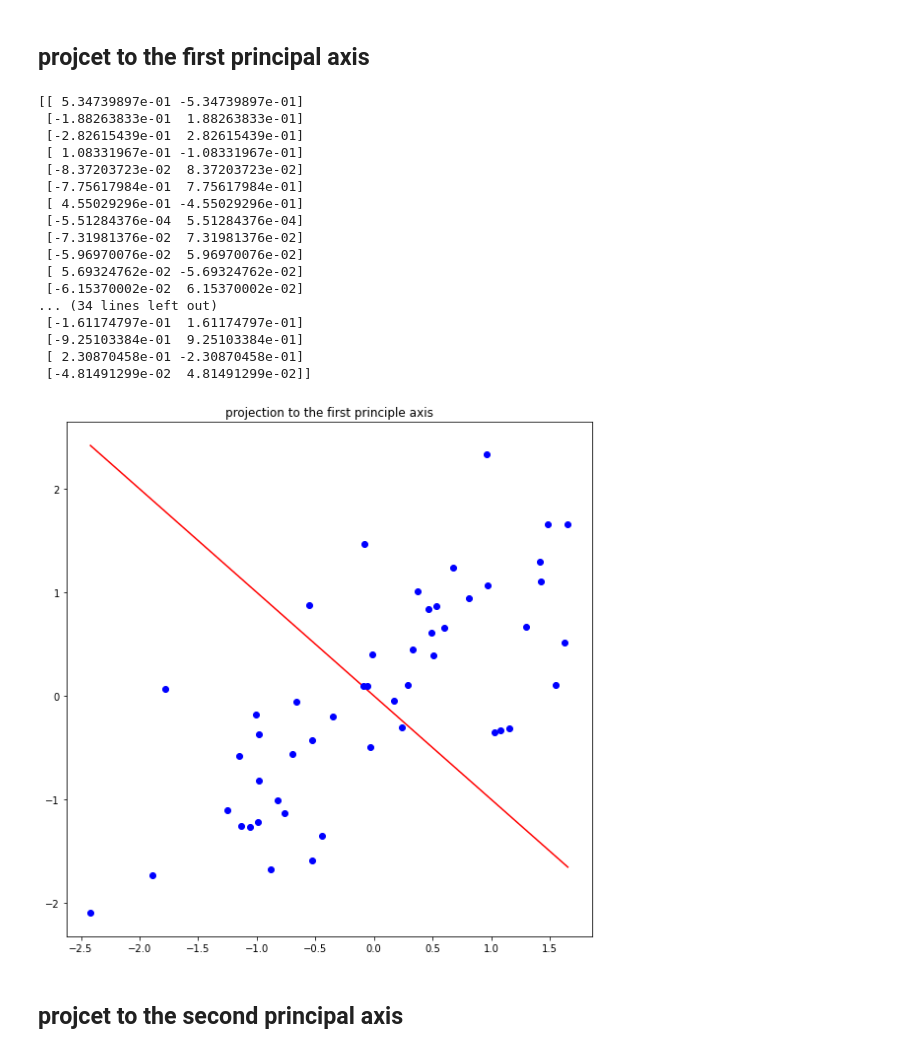
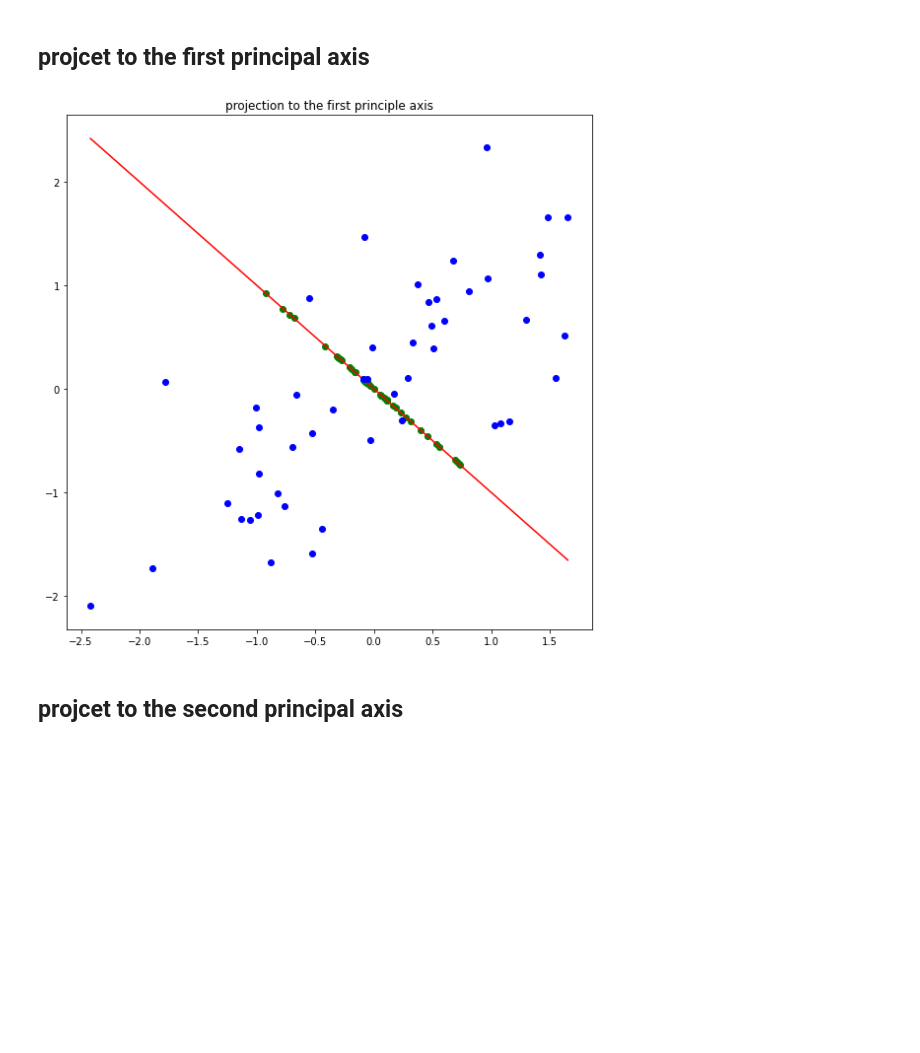
Before and after one commit to math0917/assignment-machine-learning, a Jupyter notebook: 12/assignment_12.ipynb, the cells around one changed output. Drawn from its saved outputs; the diff is of its cells as text; code cells hidden in the pictures; blank space fills up the shorter version.

```diff
--- a/12/assignment_12.ipynb
+++ b/12/assignment_12.ipynb
@@ -141,31 +141,14 @@ def compute_projection_onto_line(feature, vector):
 # %%
 plt.figure(figsize=(8,8))
 plt.title('projection to the first principle axis')
 plt.plot(xx1,yy1,'r-')
 proj = compute_projection_onto_line(data,eigen_vector[0])
-print(proj)
+plt.scatter(proj.T[0],proj.T[1],color = 'green', marker= 'o')
 plt.plot(Z_x,Z_y,'bo')
 plt.tight_layout()
 plt.show()
 # %% [output]
-[[ 5.34739897e-01 -5.34739897e-01]
- [-1.88263833e-01  1.88263833e-01]
- [-2.82615439e-01  2.82615439e-01]
- [ 1.08331967e-01 -1.08331967e-01]
- [-8.37203723e-02  8.37203723e-02]
- [-7.75617984e-01  7.75617984e-01]
- [ 4.55029296e-01 -4.55029296e-01]
- [-5.51284376e-04  5.51284376e-04]
- [-7.31981376e-02  7.31981376e-02]
- [-5.96970076e-02  5.96970076e-02]
- [ 5.69324762e-02 -5.69324762e-02]
- [-6.15370002e-02  6.15370002e-02]
-... (34 lines left out)
- [-1.61174797e-01  1.61174797e-01]
- [-9.25103384e-01  9.25103384e-01]
- [ 2.30870458e-01 -2.30870458e-01]
- [-4.81491299e-02  4.81491299e-02]]
-[figure, old version]
+[figure, new version]
 # %% [markdown]
 ## projcet to the second principal axis
 # %%
```
Also changed, not shown: parts of 1 cell of this notebook.
